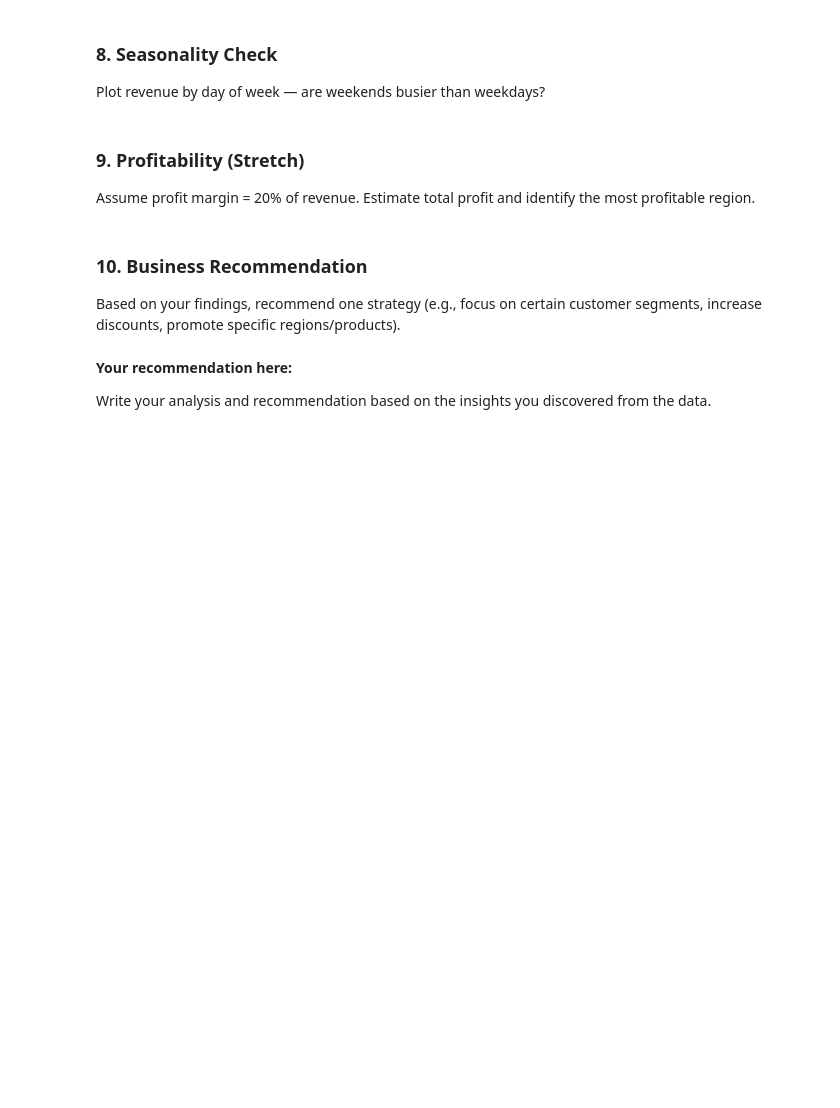
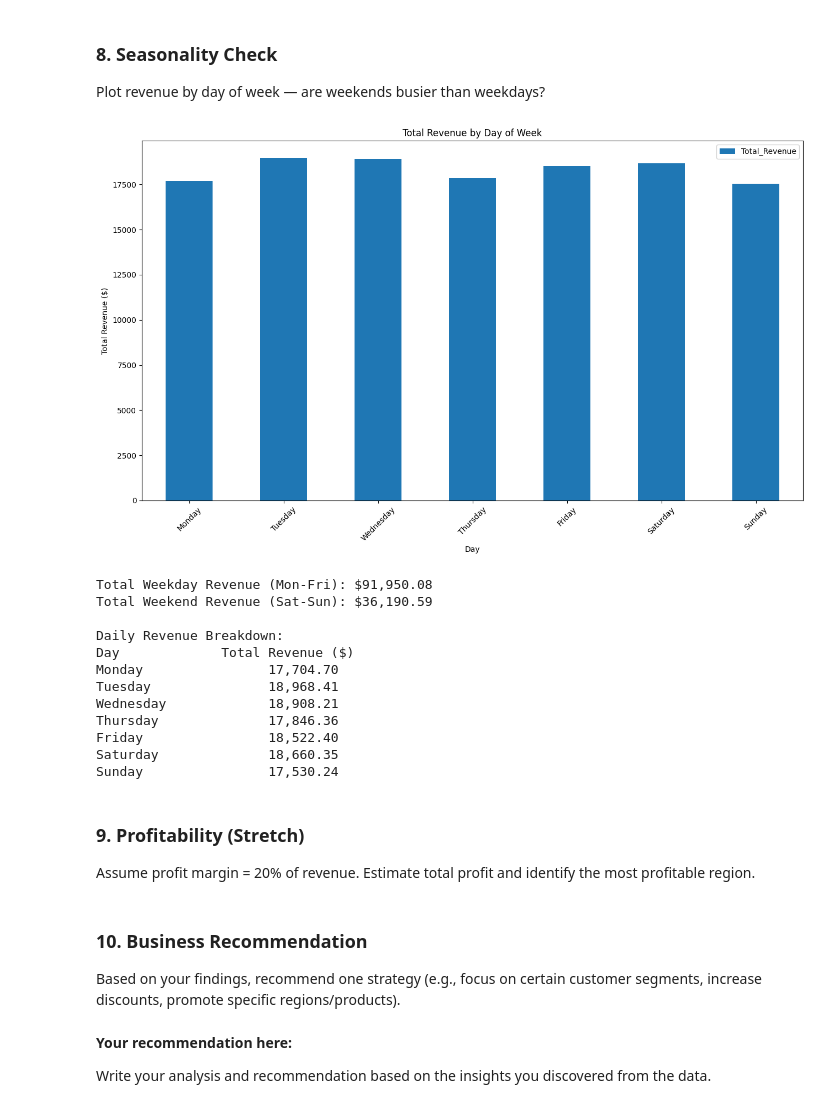
Before and after one commit to mmorcos434/ds-fall-2025-fri-1230, a Jupyter notebook: Week-06-Business-Stats-Analytics/homeworks/Penny-Wang-Exercise-Week_06.ipynb, the cells around one changed output. Saved outputs shown, nothing was run; the diff lists cells and outputs as text; code cells hidden in the pictures; blank space fills up the shorter version.

```diff
--- a/Week-06-Business-Stats-Analytics/homeworks/Penny-Wang-Exercise-Week_06.ipynb
+++ b/Week-06-Business-Stats-Analytics/homeworks/Penny-Wang-Exercise-Week_06.ipynb
@@ -415,6 +474,53 @@ What percentage of orders use each payment method? Does any payment method corre
 Plot revenue by day of week — are weekends busier than weekdays?
 # %%
 # Your code here
+
+df["Day_of_Week"] = df["order_date"].dt.day_name()
+day_order = ['Monday', 'Tuesday', 'Wednesday', 'Thursday', 'Friday', 'Saturday', 'Sunday']
+
+daily_revenue = df.groupby('Day_of_Week')['revenue'].sum().reindex(day_order).reset_index()
+daily_revenue.columns = ['Day_of_Week', 'Total_Revenue']
+
+weekday_days = ['Monday', 'Tuesday', 'Wednesday', 'Thursday', 'Friday']
+weekday_revenue = daily_revenue[daily_revenue['Day_of_Week'].isin(weekday_days)]['Total_Revenue'].sum()
+weekend_revenue = daily_revenue[~daily_revenue['Day_of_Week'].isin(weekday_days)]['Total_Revenue'].sum()
+
+# visualization - bar chart
+daily_revenue.plot(kind="bar", x="Day_of_Week", y="Total_Revenue",
+                    figsize=(13,8), title="Total Revenue by Day of Week")
+plt.xlabel("Day")
+plt.ylabel("Total Revenue ($)")
+plt.xticks(rotation=45)
+plt.tight_layout()
+plt.show()
+
+# Answer to Q8
+print(f"Total Weekday Revenue (Mon-Fri): ${weekday_revenue:,.2f}")
+print(f"Total Weekend Revenue (Sat-Sun): ${weekend_revenue:,.2f}")
+
+print("                          ")
+print("Daily Revenue Breakdown:")
+print("{:<15} {:>15}".format("Day", "Total Revenue ($)"))
+
+days = daily_revenue['Day_of_Week'].tolist()
+revenues = daily_revenue['Total_Revenue'].tolist()
+
+for day, revenue in zip(days, revenues):
+    print("{:<15} {:>15,.2f}".format(day, revenue))
+# %% [output]
+[figure, added]
+Total Weekday Revenue (Mon-Fri): $91,950.08
+Total Weekend Revenue (Sat-Sun): $36,190.59
+
+Daily Revenue Breakdown:
+Day             Total Revenue ($)
+Monday                17,704.70
+Tuesday               18,968.41
+Wednesday             18,908.21
+Thursday              17,846.36
+Friday                18,522.40
+Saturday              18,660.35
+Sunday                17,530.24
 # %% [markdown]
 ### 9. Profitability (Stretch)
 Assume profit margin = 20% of revenue. Estimate total profit and identify the most profitable region.
```
Also changed, not shown: parts of 1 cell of this notebook.
